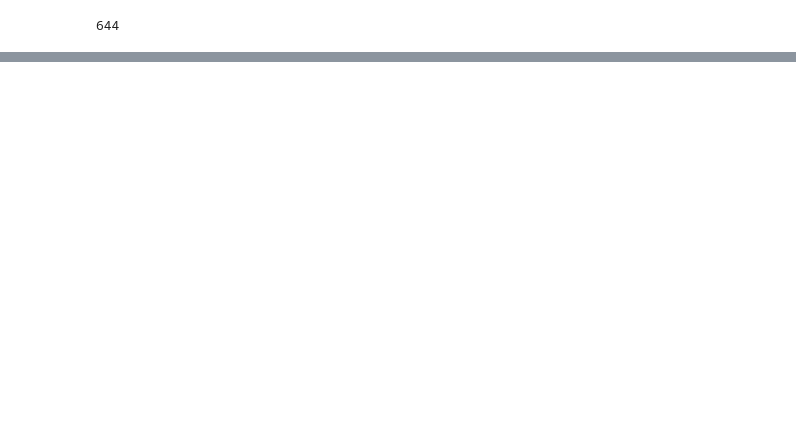
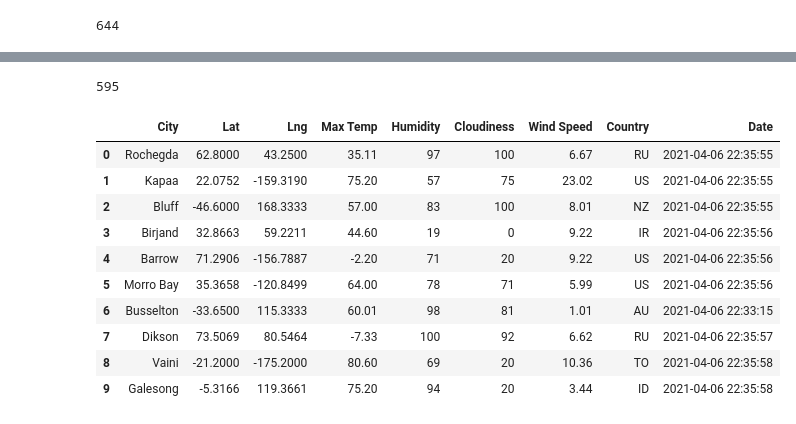
Before and after one commit to geotrav/World_Weather_Analysis, a Jupyter notebook: WeatherPy.ipynb, the cells around one changed output, grey strips where cells are left out. Cells and saved outputs as stored; diff of their text form; code cells hidden in the pictures; blank space fills up the shorter version.

```diff
--- a/WeatherPy.ipynb
+++ b/WeatherPy.ipynb
@@ -30,0 +116,20 @@ len(cities)
+# %%
+len(city_data)
+# %% [output]
+595
+# %%
+# Convert the array of dictionaries to a Pandas DataFrame.
+city_data_df = pd.DataFrame(city_data)
+city_data_df.head(10)
+# %% [output]
+|  | City | Lat | Lng | Max Temp | Humidity | Cloudiness | Wind Speed | Country | Date |
+| 0 | Rochegda | 62.8000 | 43.2500 | 35.11 | 97 | 100 | 6.67 | RU | 2021-04-06 22:35:55 |
+| 1 | Kapaa | 22.0752 | -159.3190 | 75.20 | 57 | 75 | 23.02 | US | 2021-04-06 22:35:55 |
+| 2 | Bluff | -46.6000 | 168.3333 | 57.00 | 83 | 100 | 8.01 | NZ | 2021-04-06 22:35:55 |
+| 3 | Birjand | 32.8663 | 59.2211 | 44.60 | 19 | 0 | 9.22 | IR | 2021-04-06 22:35:56 |
+| 4 | Barrow | 71.2906 | -156.7887 | -2.20 | 71 | 20 | 9.22 | US | 2021-04-06 22:35:56 |
+| 5 | Morro Bay | 35.3658 | -120.8499 | 64.00 | 78 | 71 | 5.99 | US | 2021-04-06 22:35:56 |
+| 6 | Busselton | -33.6500 | 115.3333 | 60.01 | 98 | 81 | 1.01 | AU | 2021-04-06 22:33:15 |
+| 7 | Dikson | 73.5069 | 80.5464 | -7.33 | 100 | 92 | 6.62 | RU | 2021-04-06 22:35:57 |
+| 8 | Vaini | -21.2000 | -175.2000 | 80.60 | 69 | 20 | 10.36 | TO | 2021-04-06 22:35:58 |
+| 9 | Galesong | -5.3166 | 119.3661 | 75.20 | 94 | 20 | 3.44 | ID | 2021-04-06 22:35:58 |
```
Also changed, not shown: parts of 7 cells of this notebook, 4 other files.
